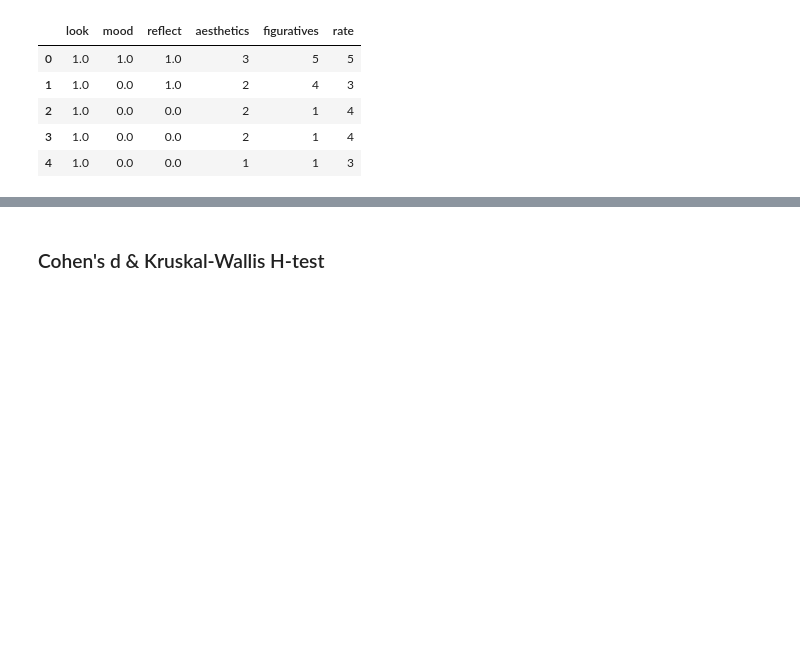
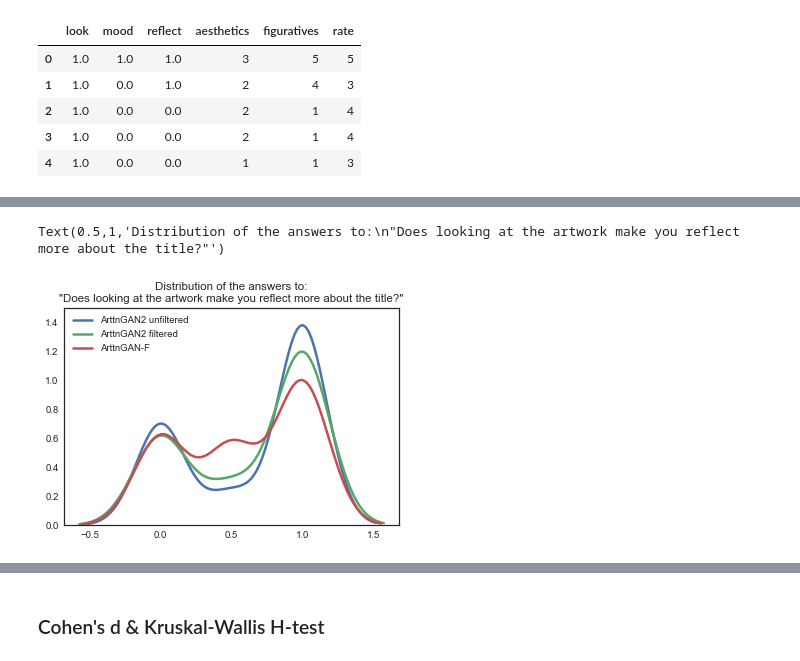
Before and after one commit to aromeira/ArttnGAN, a Jupyter notebook: notebooks/Survey_analysis.ipynb, the cells around one changed output, grey strips where cells are left out. Cells and saved outputs as stored; diff of their text form; code cells hidden in the pictures; blank space fills up the shorter version.

```diff
--- a/notebooks/Survey_analysis.ipynb
+++ b/notebooks/Survey_analysis.ipynb
@@ -33,0 +54,9 @@ df_attnf.head()
+# %%
+sns.distplot(df_attn2_unfiltered[['reflect']], hist=False, label="ArttnGAN2 unfiltered")
+sns.distplot(df_attn2_filtered[['reflect']], hist=False, label="ArttnGAN2 filtered")
+sns.distplot(df_attnf[['reflect']], hist=False, label="ArttnGAN-F")
+plt.ylim(0, 1.5)
+plt.title("Distribution of the answers to:\n\"Does looking at the artwork make you reflect more about the title?\"")
+# %% [output]
+Text(0.5,1,'Distribution of the answers to:\n"Does looking at the artwork make you reflect more about the title?"')
+[figure, added]
```
Also changed, not shown: parts of 7 cells of this notebook.
